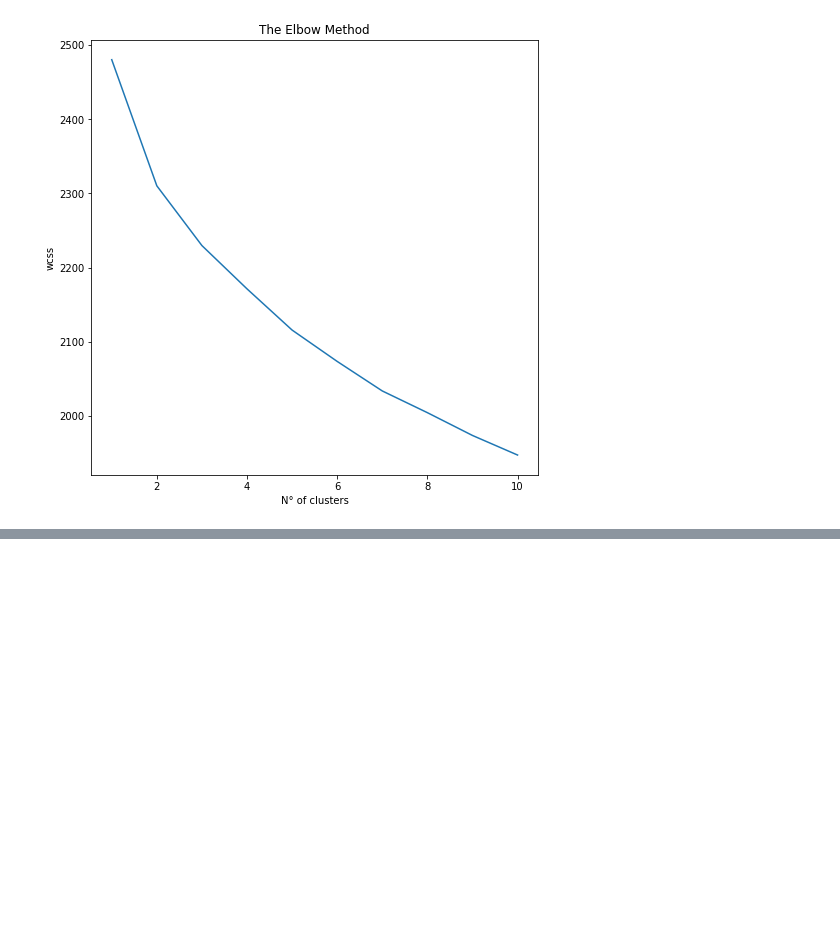
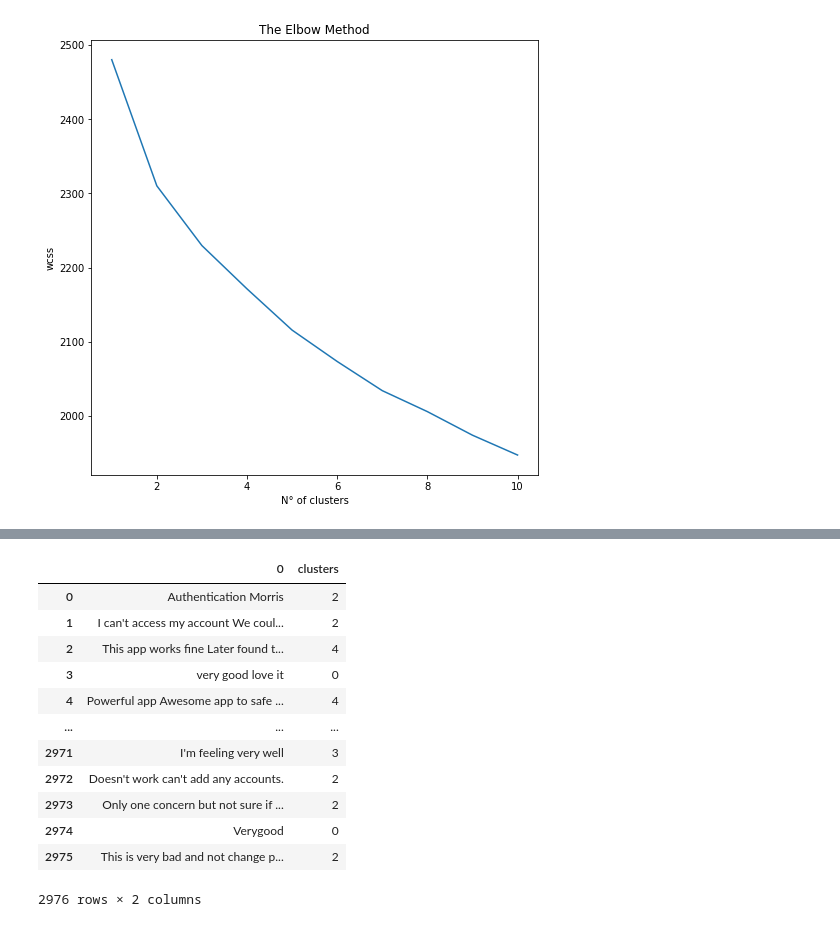
Before and after one commit to LuisSante/Text-segmentation-using-Agglomerative-Clustering, a Jupyter notebook: kmeans.ipynb, the cells around one changed output, grey strips where cells are left out. Saved outputs shown, nothing was run; the diff lists cells and outputs as text; code cells hidden in the pictures; blank space fills up the shorter version.

```diff
--- a/kmeans.ipynb
+++ b/kmeans.ipynb
@@ -23,3 +23,6 @@ for i in range(len(ds['package_name'].unique())):
 list_ = sorted(list_, key=lambda x: x['size'], reverse=True)
 df = ds[ds['package_name'] == list_[8]['package_name']]
 corpus = list(df['review'])
+
+ds_new = pd.DataFrame(corpus)
+print(ds_new)
@@ -70,10 +89,12 @@ for k in range(2,11):
     if(silhouette_avg < average_best):
         average_best = silhouette_avg
         best_k = k
+        ds_new['clusters'] = cluster_labels
     print("For n_clusters =", k,
           "The average silhouette_score is :", silhouette_avg)
+    print(cluster_labels)
 
-    print(cluster_labels)
+    #print(cluster_labels)
 
     sample_silhouette_values = silhouette_samples(corpus_embeddings, cluster_labels)
 
@@ -115,7 +136,6 @@ for k in range(2,11):
 
     for i, c in enumerate(centers):
         ax2.scatter(c[0], c[1], marker='$%d$' % i, alpha=1, s=50, edgecolor='k')
-        print(" c : ", c)
 
     ax2.set_title("The visualization of the clustered data.")
     ax2.set_xlabel("Feature space for the 1st feature")
@@ -157,3 +178,19 @@ For n_clusters = 2 The average silhouette_score is : 0.07573415
 [figure]
 best avg:  0.04819756
 best k:  5
+# %%
+ds_new
+# %% [output]
+|  | 0 | clusters |
+| 0 | Authentication Morris | 2 |
+| 1 | I can't access my account We coul... | 2 |
+| 2 | This app works fine Later found t... | 4 |
+| 3 | very good love it | 0 |
+| 4 | Powerful app Awesome app to safe ... | 4 |
+| ... | ... | ... |
+| 2971 | I'm feeling very well | 3 |
+| 2972 | Doesn't work can't add any accounts. | 2 |
+| 2973 | Only one concern but not sure if ... | 2 |
+| 2974 | Verygood | 0 |
+| 2975 | This is very bad and not change p... | 2 |
+2976 rows × 2 columns
```
Also changed, not shown: parts of 6 cells of this notebook.
